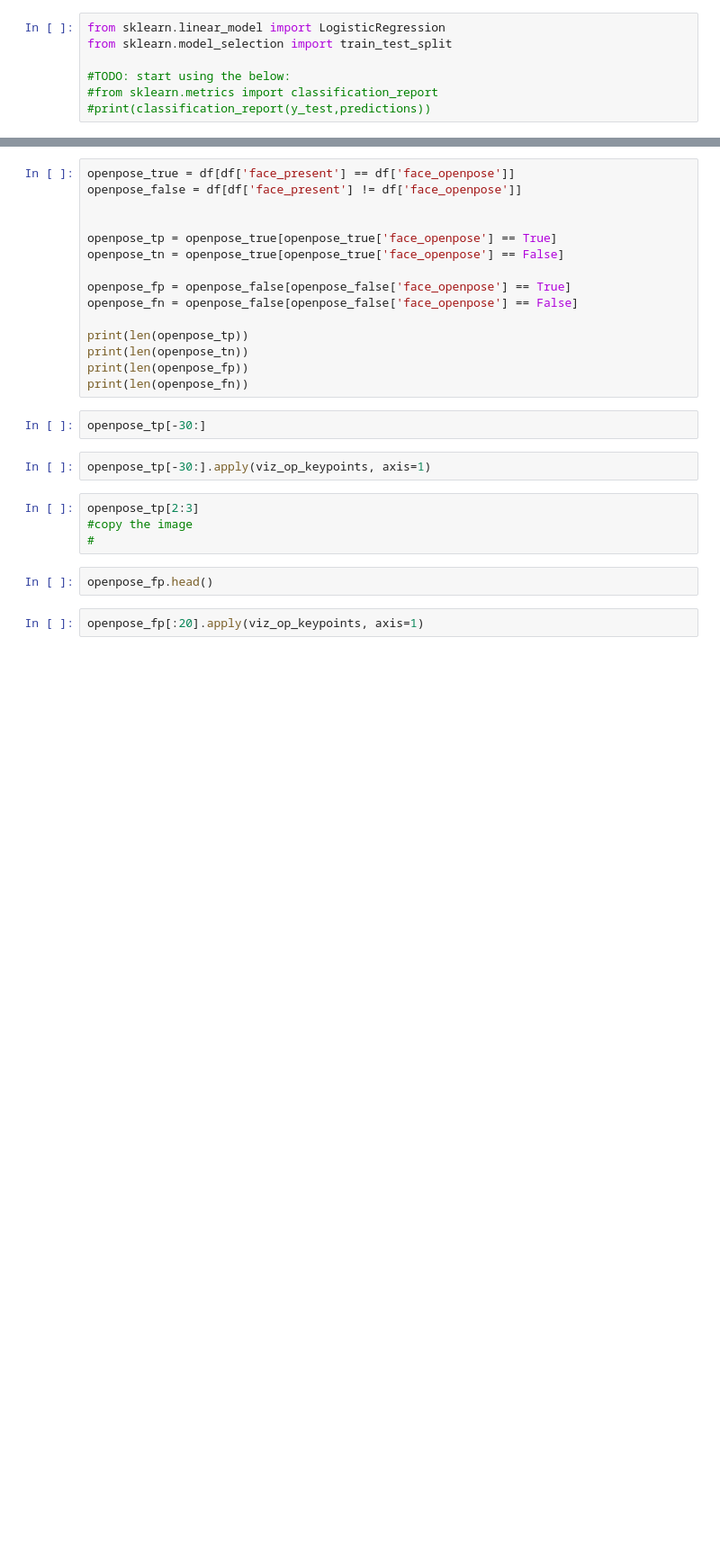
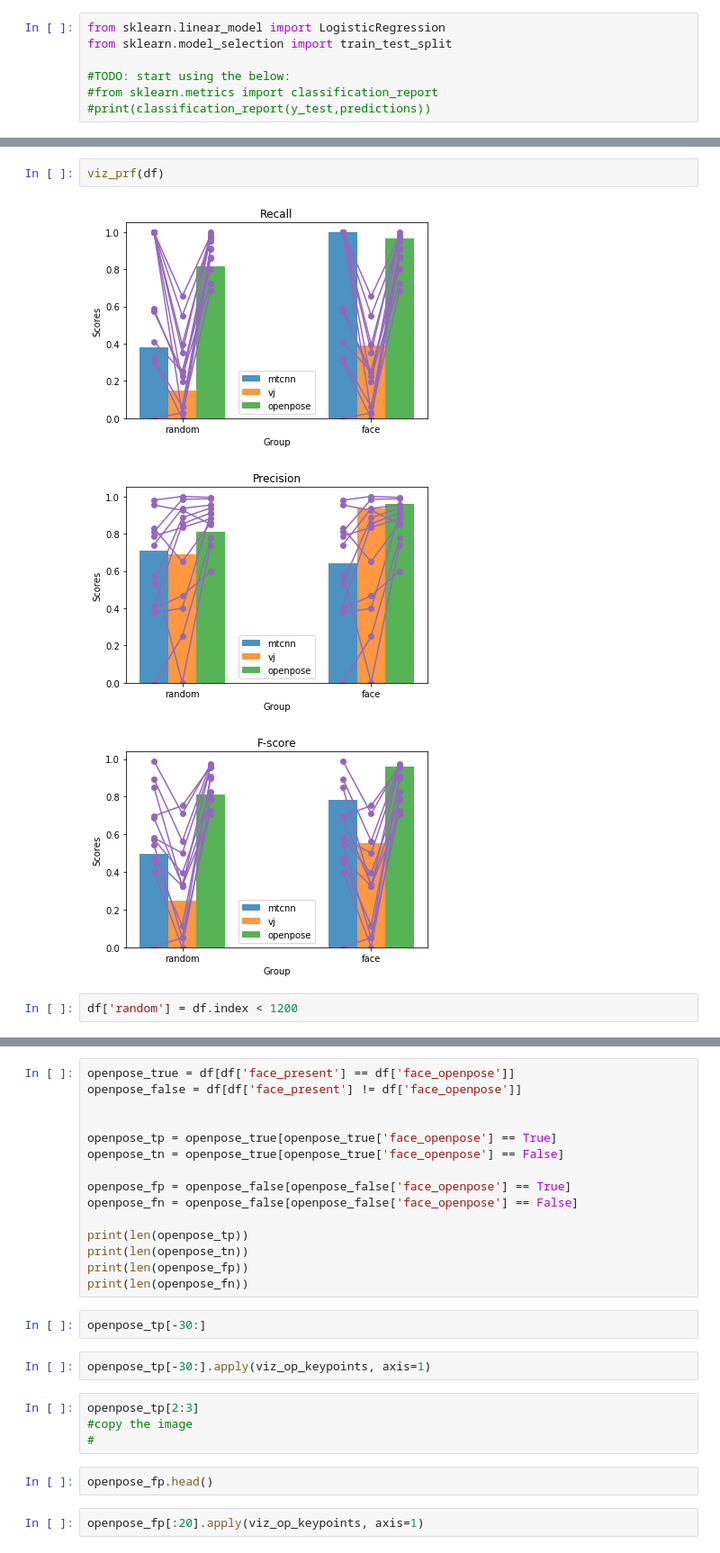
Before and after one commit to brialorelle/headcam-algo, a Jupyter notebook: src/gold_set_eval.ipynb, the cells around one changed output, grey strips where cells are left out. Shown: that part at 90% size. Drawn from its saved outputs; the diff is of its cells as text; blank space fills up the shorter version.

```diff
--- a/src/gold_set_eval.ipynb
+++ b/src/gold_set_eval.ipynb
@@ -220,2 +270,10 @@ df = pd.read_json('gold_set_sample.json')
+# %%
+viz_prf(df)
+# %% [output]
+[figure, added]
+[figure, added]
+[figure, added]
+# %%
+df['random'] = df.index < 1200
 # %%
 df.info()
```
Also changed, not shown: parts of 31 cells of this notebook.
